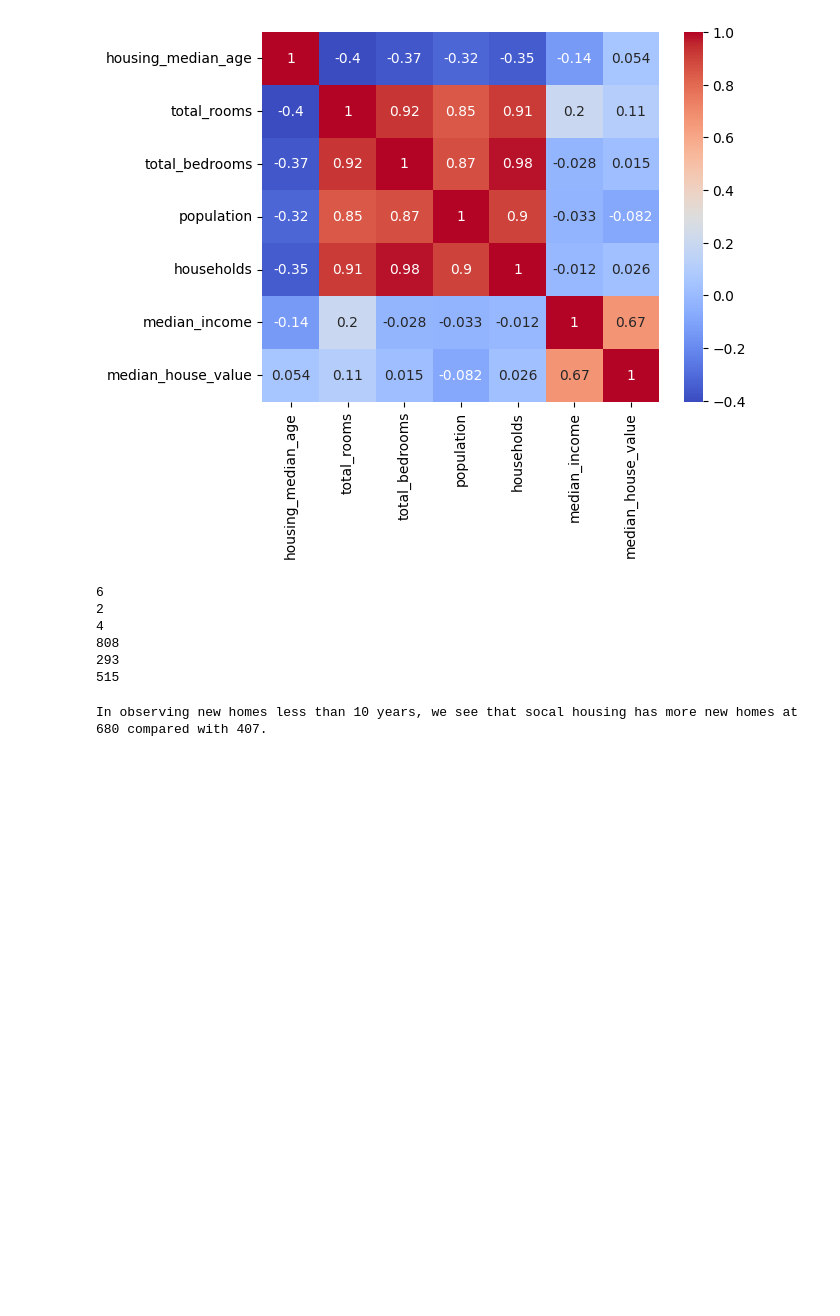
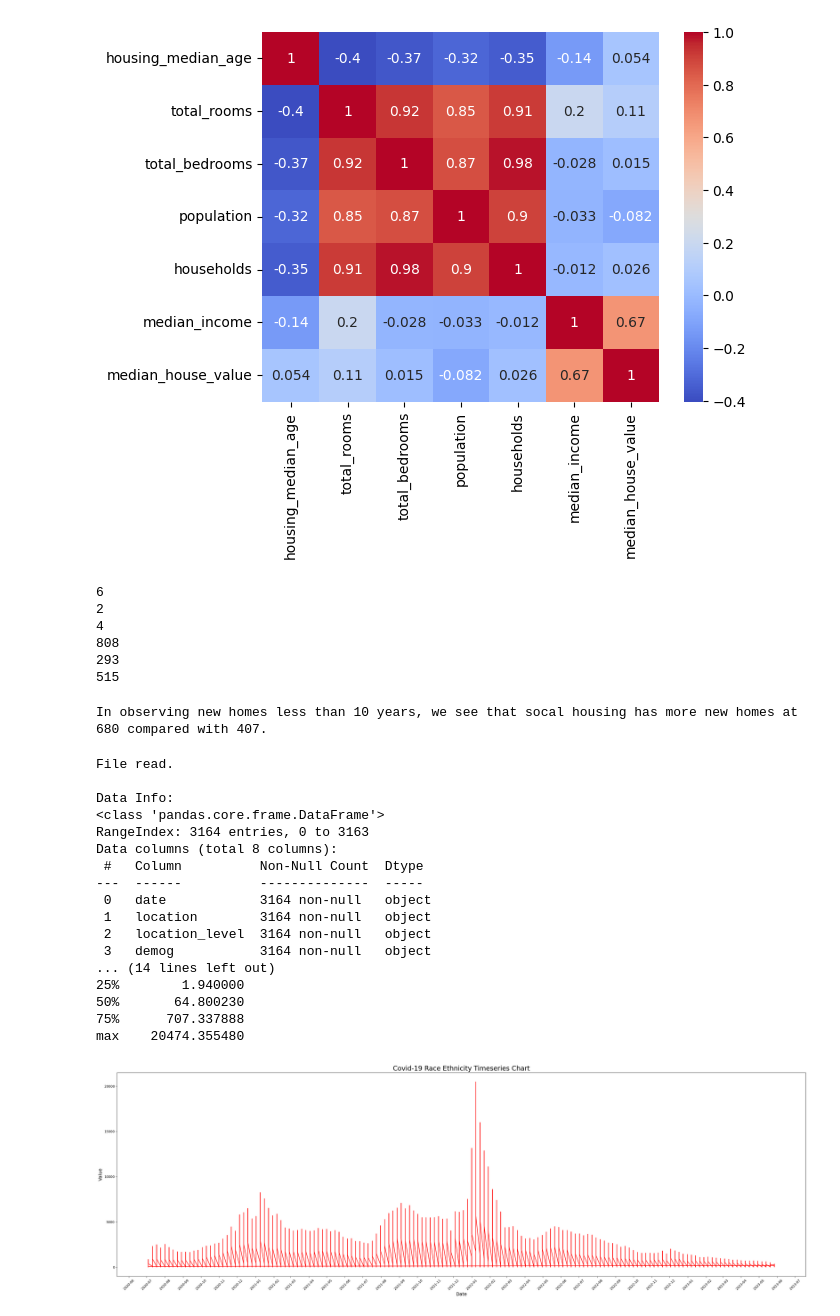
Before and after one commit to yash2005-cpu/KSS-Machine-Learning-2025, a Jupyter notebook: DataScience_Intro.ipynb, the cells around one changed output. Saved outputs shown, nothing was run; the diff lists cells and outputs as text; code cells hidden in the pictures; blank space fills up the shorter version.

```diff
--- a/DataScience_Intro.ipynb
+++ b/DataScience_Intro.ipynb
@@ -281,0 +277,67 @@ In observing new homes less than 10 years, we see that socal housing has more ne
+# %%
+# Classroom exercise #5
+# How can we ingest dataset from a source: https://data.ca.gov/dataset/covid-19-equity-metrics-paused/resource/bddcb46f-d60a-4f0b-a69c-6045458f46ca
+# Visualize time-series data
+# Write code here...
+
+import pandas as pd
+import matplotlib.pyplot as plt
+import matplotlib.dates as mdates
+
+try:
+  c19timeseries = pd.read_csv('/content/sample_data/covid19race_ethnicity_timeseries.csv') #downloaded as .csv file
+  print(f"File read.")
+except FileNotFoundError:
+  print("Error: 'covid19race_ethnicity_timeseries.csv' not found in the sample_data folder.")
+  exit()
+
+print(f"\nData Info:") #Data Information
+print(c19timeseries.info())
+
+print(f"\nData Description:") #Data Description
+print(c19timeseries.describe())
+
+
+c19timeseries['date'] = pd.to_datetime(c19timeseries['date']) #Chronological dates for timeseries chart.
+def draw_map(df):
+
+  #x-axis, y-axis spacing
+  plt.figure(figsize=(30, 10))
+
+  #Plot
+  plt.plot(df['date'], df['value'], label='Value', color='red')
+
+  #Labels
+  plt.title('Covid-19 Race Ethnicity Timeseries Chart', fontsize = 20)
+  plt.xlabel('Date', fontsize = 14)
+  plt.ylabel('Value', fontsize = 14)
+
+
+  #Labels x-axis every month
+  plt.gca().xaxis.set_major_locator(mdates.MonthLocator())
+
+  plt.xticks(rotation=45)
+
+  plt.tight_layout()
+
+
+draw_map(c19timeseries)
+# %% [output]
+File read.
+
+Data Info:
+<class 'pandas.core.frame.DataFrame'>
+RangeIndex: 3164 entries, 0 to 3163
+Data columns (total 8 columns):
+ #   Column          Non-Null Count  Dtype
+---  ------          --------------  -----
+ 0   date            3164 non-null   object
+ 1   location        3164 non-null   object
+ 2   location_level  3164 non-null   object
+ 3   demog           3164 non-null   object
+... (14 lines left out)
+25%        1.940000
+50%       64.800230
+75%      707.337888
+max    20474.355480
+[figure, added]
```
Also changed, not shown: parts of 2 cells of this notebook.
